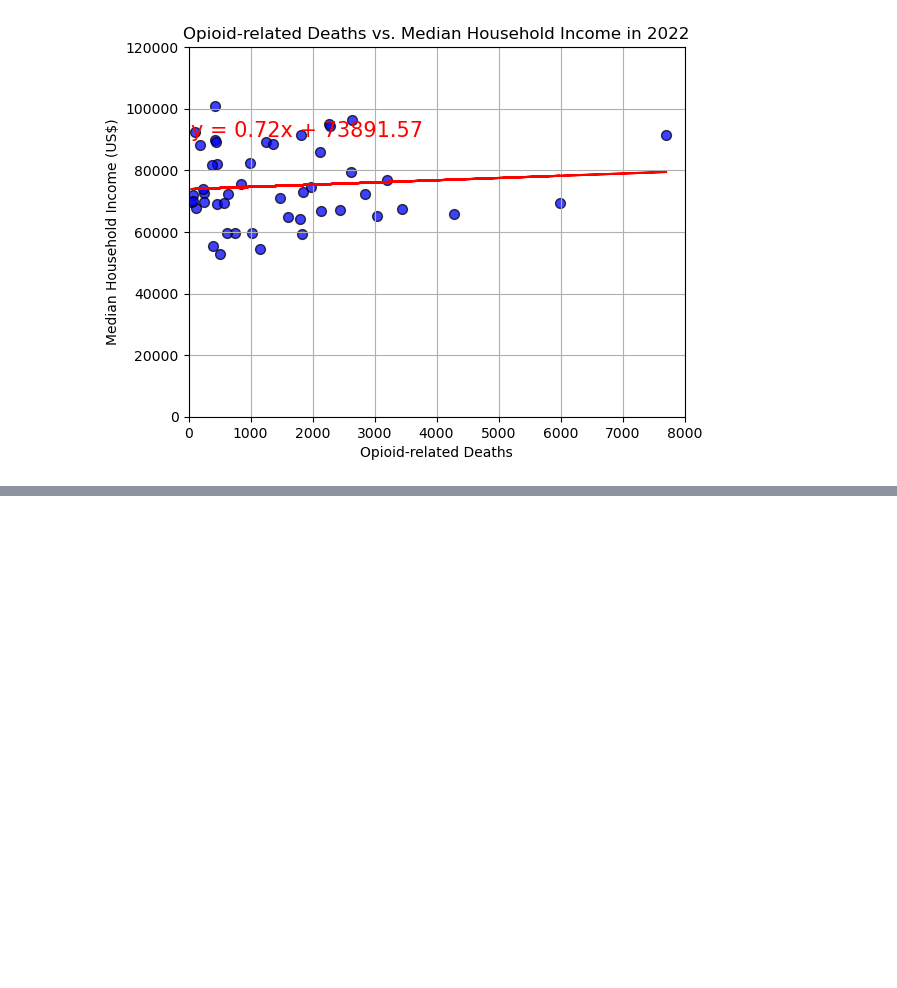
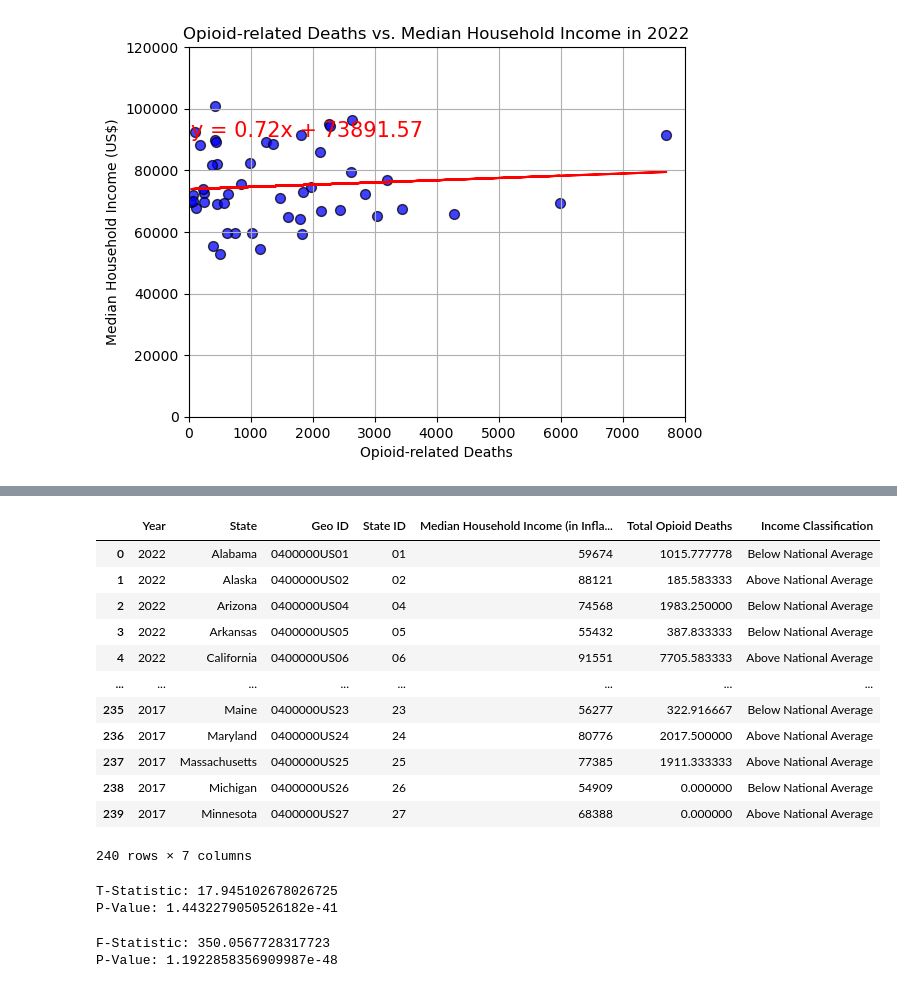
Before and after one commit to kikichan1/Project-1, a Jupyter notebook: Income_Notebook.ipynb, the cells around one changed output, grey strips where cells are left out. Cells and saved outputs as stored; diff of their text form; code cells hidden in the pictures; blank space fills up the shorter version.

```diff
--- a/Income_Notebook.ipynb
+++ b/Income_Notebook.ipynb
@@ -552,0 +550,50 @@ plt.show()
+# %%
+# Classify 'Above National Average' and 'Below National Average' income levels for t-test, ANOVA and chi-square test
+national_averages = merged_opioid_income.groupby('Year')['Median Household Income (in Inflation-Adjusted Dollars)'].mean().reset_index()
+national_averages.columns = ['Year', 'National Average Income']
+
+merged_opioid_income = pd.merge(merged_opioid_income, national_averages, on='Year')
+
+def classify_income(row):
+    if row['Median Household Income (in Inflation-Adjusted Dollars)'] > row['National Average Income']:
+        return 'Above National Average'
+    else:
+        return 'Below National Average'
+
+merged_opioid_income['Income Classification'] = merged_opioid_income.apply(classify_income, axis=1)
+
+merged_opioid_income = merged_opioid_income.drop(columns=['National Average Income'])
+
+merged_opioid_income
+# %% [output]
+|  | Year | State | Geo ID | State ID | Median Household Income (in Infla... | Total Opioid Deaths | Income Classification |
+| 0 | 2022 | Alabama | 0400000US01 | 01 | 59674 | 1015.777778 | Below National Average |
+| 1 | 2022 | Alaska | 0400000US02 | 02 | 88121 | 185.583333 | Above National Average |
+| 2 | 2022 | Arizona | 0400000US04 | 04 | 74568 | 1983.250000 | Below National Average |
+| 3 | 2022 | Arkansas | 0400000US05 | 05 | 55432 | 387.833333 | Below National Average |
+| 4 | 2022 | California | 0400000US06 | 06 | 91551 | 7705.583333 | Above National Average |
+| ... | ... | ... | ... | ... | ... | ... | ... |
+| 235 | 2017 | Maine | 0400000US23 | 23 | 56277 | 322.916667 | Below National Average |
+| 236 | 2017 | Maryland | 0400000US24 | 24 | 80776 | 2017.500000 | Above National Average |
+| 237 | 2017 | Massachusetts | 0400000US25 | 25 | 77385 | 1911.333333 | Above National Average |
+| 238 | 2017 | Michigan | 0400000US26 | 26 | 54909 | 0.000000 | Below National Average |
+| 239 | 2017 | Minnesota | 0400000US27 | 27 | 68388 | 0.000000 | Above National Average |
+240 rows × 7 columns
+# %%
+# Perform t-test
+above_avg_income = merged_opioid_income[merged_opioid_income['Income Classification'] == 'Above National Average']['Median Household Income (in Inflation-Adjusted Dollars)']
+below_avg_income = merged_opioid_income[merged_opioid_income['Income Classification'] == 'Below National Average']['Median Household Income (in Inflation-Adjusted Dollars)']
+t_stat, p_value = stats.ttest_ind(above_avg_income, below_avg_income, equal_var=False)
+print(f"T-Statistic: {t_stat}")
+print(f"P-Value: {p_value}")
+# %% [output]
+T-Statistic: 17.945102678026725
+P-Value: 1.4432279050526182e-41
+# %%
+# Perform ANOVA
+f_stat, p_value = stats.f_oneway(above_avg_income, below_avg_income)
+print(f"F-Statistic: {f_stat}")
+print(f"P-Value: {p_value}")
+# %% [output]
+F-Statistic: 350.0567728317723
+P-Value: 1.1922858356909987e-48
```
Also changed, not shown: parts of 9 cells of this notebook.
